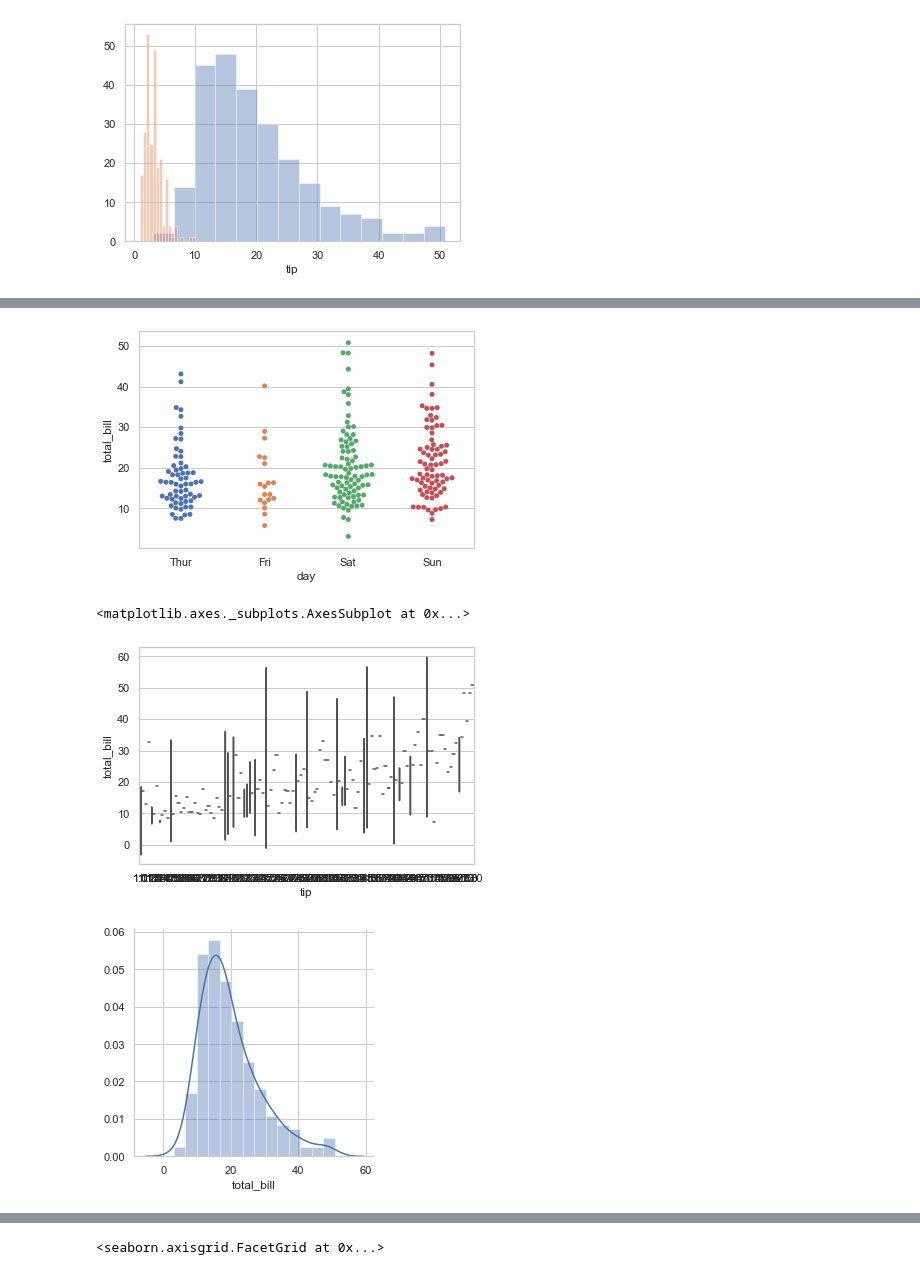
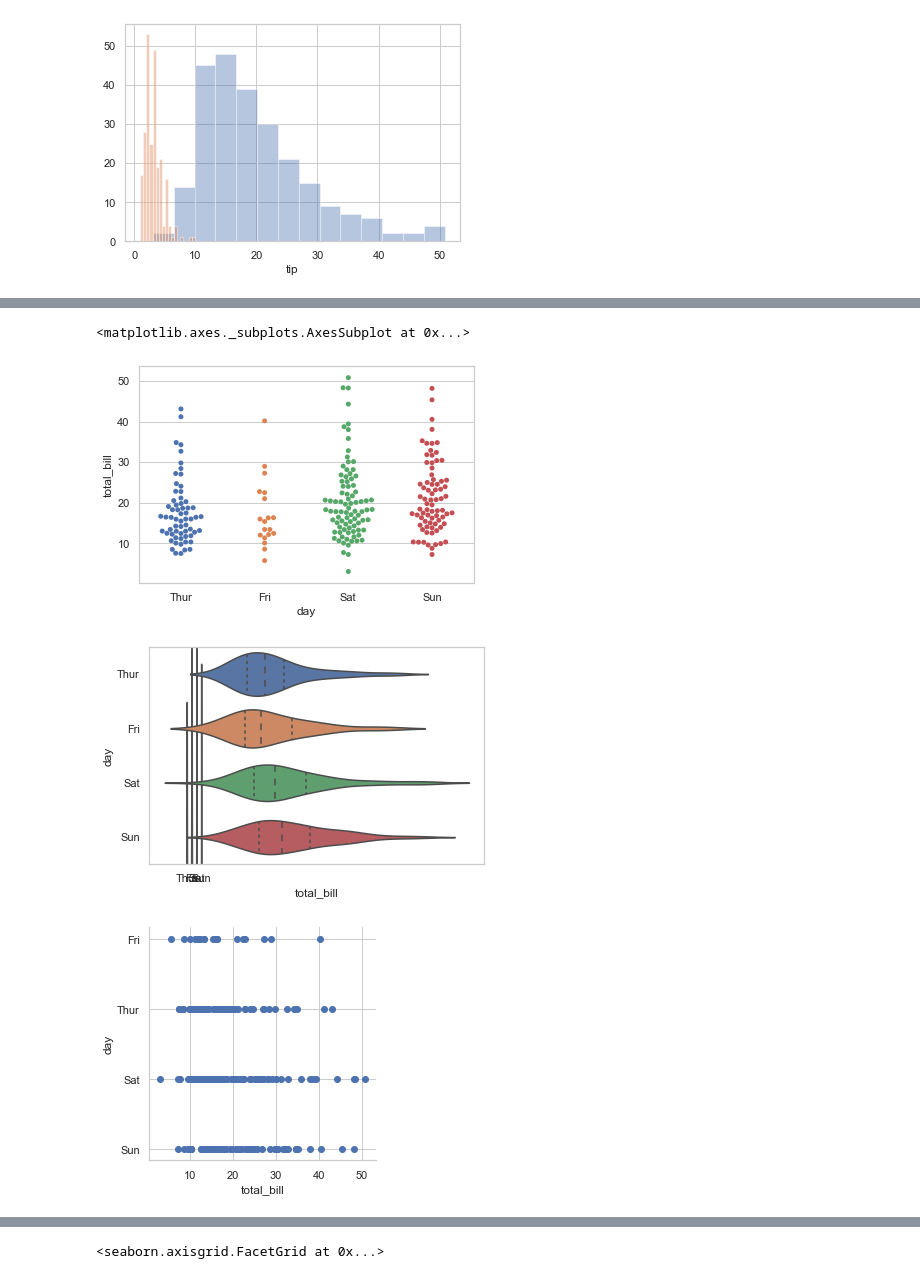
Before and after one commit to garycunningham89/fundamentalsdataanalysis, a Jupyter notebook: Fundamentals of Data Analysis.ipynb, the cells around one changed output, grey strips where cells are left out. Saved outputs shown, nothing was run; the diff lists cells and outputs as text; code cells hidden in the pictures.

```diff
--- a/Fundamentals of Data Analysis.ipynb
+++ b/Fundamentals of Data Analysis.ipynb
@@ -440,7 +466,5 @@ sns.scatterplot(x="tip", y="total_bill", hue = "sex", data = tips)
 # %%
-tips = sns.load_dataset("tips")
-sns.scatterplot(x="total_bill", y="tip", data=tips)
 sns.relplot(x="total_bill", y="tip", data=tips)
-sns.lineplot(x="total_bill", y="tip", data=tips)
-plt.show()
+sns.relplot(x="total_bill", y="tip", hue="smoker", style="smoker",
+            data=tips);
 # %% [output]
@@ -487,16 +518,18 @@ sns.distplot(tips.tip)
 # %%
 sns.swarmplot(x="day", y="total_bill", data=tips)
-plt.show()
 # %% [output]
+<matplotlib.axes._subplots.AxesSubplot at 0x...>
 [figure]
 # %%
-sns.violinplot(x="tip", y="total_bill", data=tips, inner=None, color="r")
+sns.violinplot(x="sex", y="total_bill", data=tips, color="r")
+sns.violinplot(x="day", y="total_bill", data=tips, inner=None, color="r")
+sns.violinplot(y='day', x='total_bill', data=tips, inner='quartile')
+plt.show()
 # %% [output]
-<matplotlib.axes._subplots.AxesSubplot at 0x...>
-[figure, old version]
+[figure, new version]
 # %%
-sns.set_style("whitegrid") #setting the style as whitegrid as seen in tutorials.
-sns.FacetGrid(tips, height=4).map(sns.distplot, "total_bill").add_legend()
+sns.set_style("whitegrid")
+sns.FacetGrid(tips, height=4).map(plt.scatter, "total_bill", "day").add_legend()
 plt.show()
 # %% [output]
-[figure, old version]
+[figure, new version]
```
Also changed, not shown: parts of 39 cells of this notebook.
